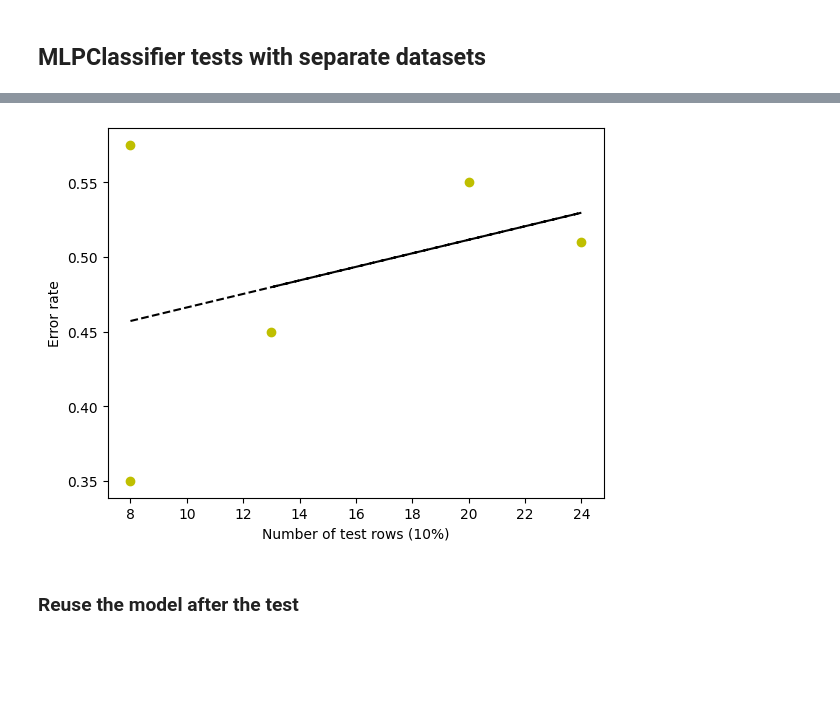
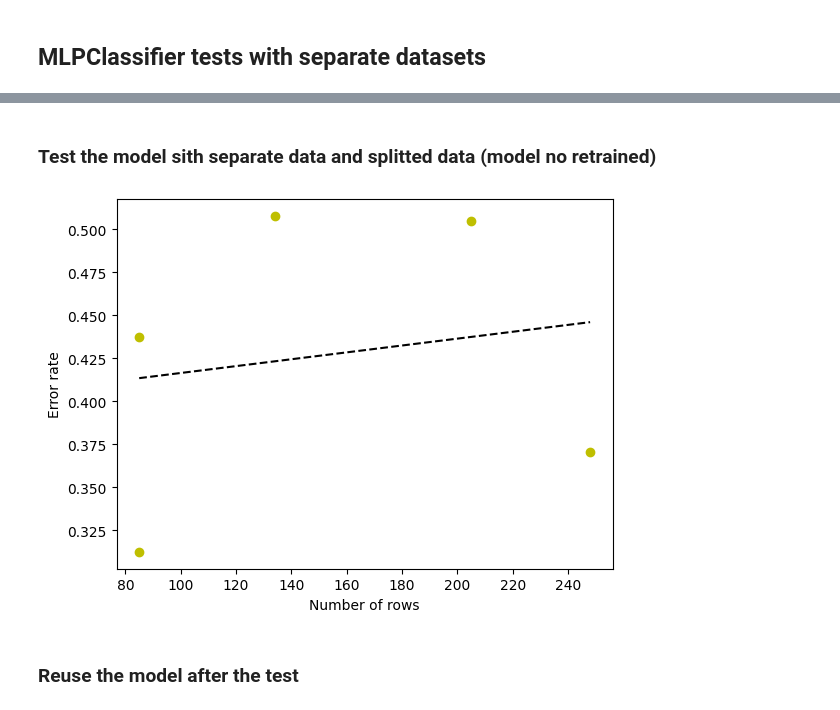
Before and after one commit to B4nanaJuice/Human-Activity-Recognition, a Jupyter notebook: models_datasets.ipynb, the cells around one changed output, grey strips where cells are left out. Saved outputs shown, nothing was run; the diff lists cells and outputs as text; code cells hidden in the pictures; blank space fills up the shorter version.

```diff
--- a/models_datasets.ipynb
+++ b/models_datasets.ipynb
@@ -9,6 +13,7 @@ import matplotlib.pyplot as plt
 row_test_percentage = 5
 files = ['home_lab(L)', 'home_lab(R)', 'meeting_room', 'lecture_room', 'living_room']
 
+# Generate separate data (each file represents a different dataset)
 data = {
     'CSI': {},
     'labels': {}
@@ -16,5 +21,14 @@ data = {
 
 for f in files:
     _ = sio.loadmat(f'data/dataset_{f}.mat')
-    data['CSI'][f] = _.get('dataset_CSI')
-    data['labels'][f] = _.get('dataset_labels')
+    data['CSI'][f] = _.get('dataset_CSI').mean(2)
+    data['labels'][f] = _.get('dataset_labels').ravel()
+
+# Group each dataset together
+full_data = {
+    'CSI': np.concatenate([data['CSI'][f] for f in files]),
+    'labels': np.concatenate([data['labels'][f] for f in files])
+}
+
+print(f'Size data : {[data['CSI'][_].shape for _ in data['CSI']]}')
+print(f'Size full_data : {full_data['CSI'].shape}')
@@ -83,17 +85,57 @@ Error rates : 0.5 (4 test row) 0.5 (4 test row) 0.667 (6 test row) 0.7 (10 test
+# %% [markdown]
+### Test the model sith separate data and splitted data (model no retrained)
 # %%
-results = np.matrix(results_model_reset)
+num_iter = 10
+results_split_data = [[], [], [], [], []]
+
+for i in range(num_iter):
+    for f in range(len(files)):
+        file = files[f]
+
+        # Split the data
+        X = data['CSI'].get(file)
+        y = data['labels'].get(file)
+
+
+        _rows = [_ for _ in range(X.shape[0])]
+        np.random.shuffle(_rows)
+        _num_rows_percentage = 10
+        _num_rows = int(_num_rows_percentage * X.shape[0] / 100)
+
+        _X = X[_rows]
+        _y = y[_rows]
+
+        X_train = _X[_num_rows:, :]
+        y_train = _y[_num_rows:]
+        X_test = _X[:_num_rows, :]
+        y_test = _y[:_num_rows]
+
+        # Make modeel and pipeline
+        model = MLPClassifier(solver = 'lbfgs', alpha = 1e-5, hidden_layer_sizes = (20, 7), max_iter = 1500)
+        clf = make_pipeline(StandardScaler(), model)
+        clf.fit(X_train, y_train)
+
+        # Test the pipeline
+        predict = clf.predict(X_test)
+        diff = predict != y_test
+        error = np.sum(diff)
+        error_rate = error / X_test.shape[0]
+
+        results_split_data[f].append(error_rate)
+
+# Plot results
+results = np.matrix(results_split_data)
 _ = results.mean(1).T.tolist()[0]
-x = [8, 8, 20, 24, 13]
+x = [data['CSI'][_].shape[0] for _ in data['CSI']]
 
 coef = np.polyfit(x, _, 1)
 
-
 plt.plot(x, _, 'yo', x, np.poly1d(coef)(x), '--k')
-plt.xlabel('Number of test rows (10%)')
+plt.xlabel('Number of rows')
 plt.ylabel('Error rate')
 plt.show()
 # %% [output]
-[figure, old version]
+[figure, new version]
 # %% [markdown]
 ### Reuse the model after the test
 # %%
```
Also changed, not shown: parts of 6 cells of this notebook, 1 other file.
